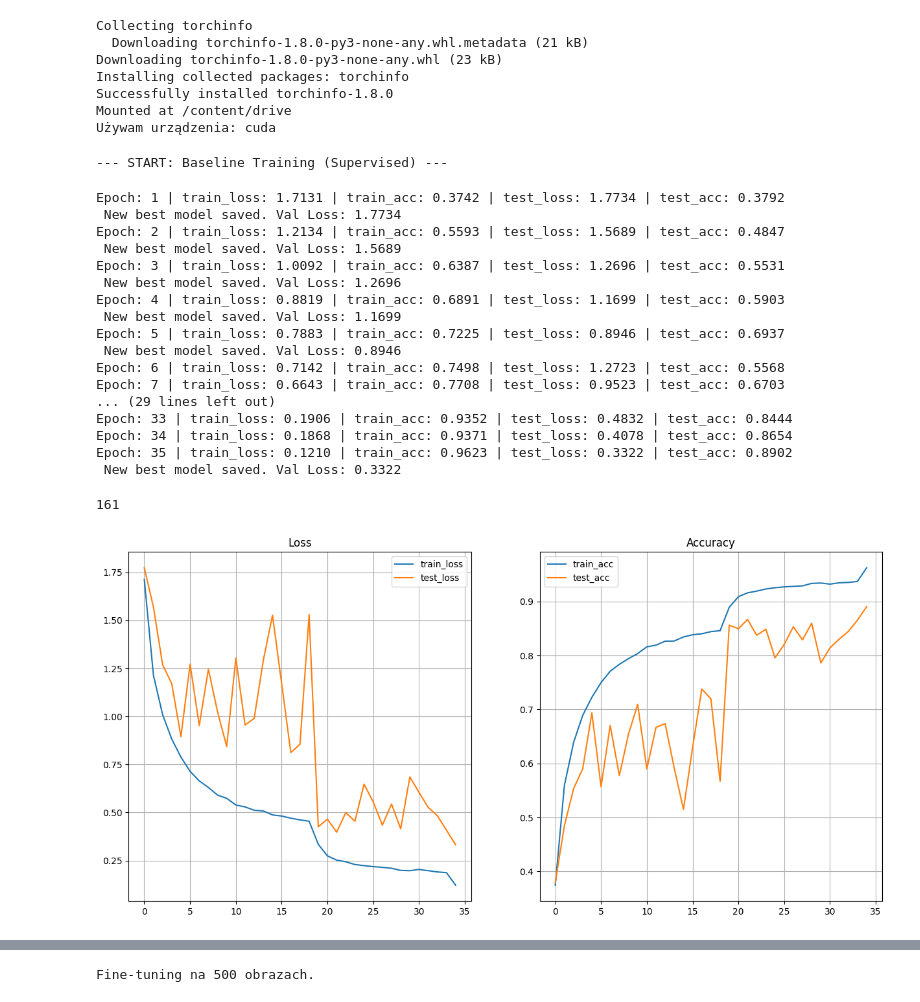
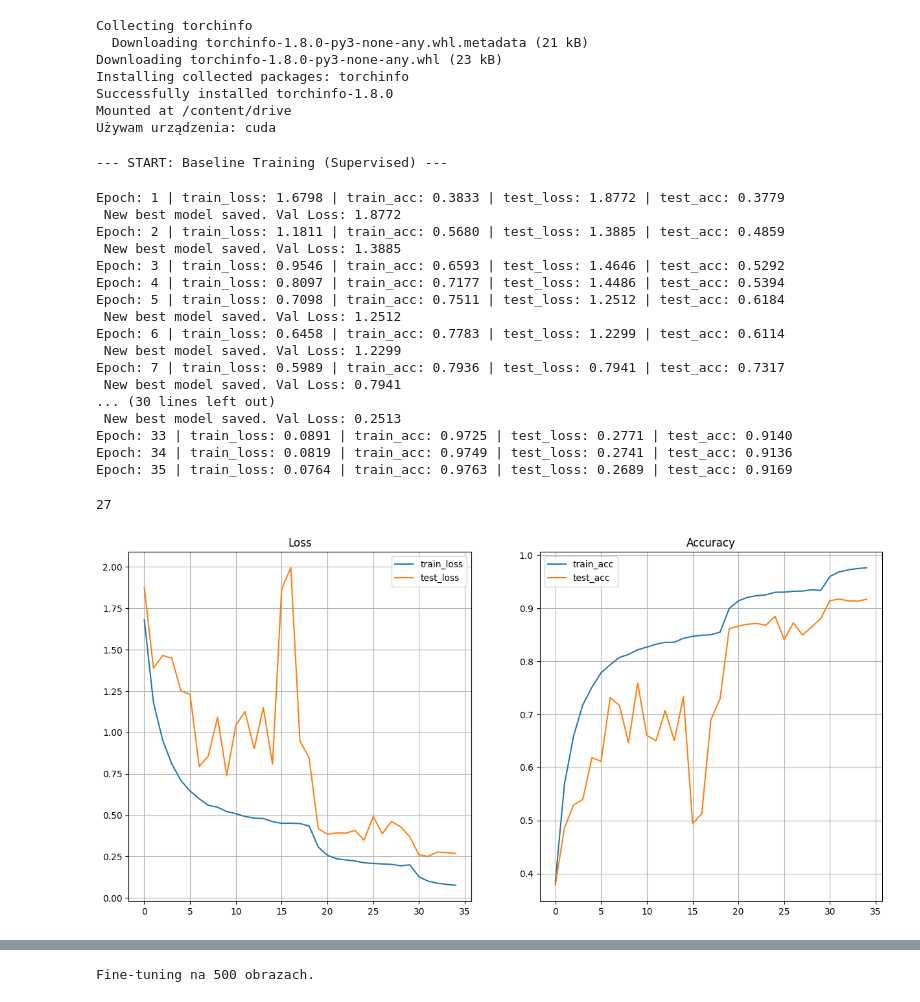
Before and after one commit to weronikadomczewska/Uczenie-Glebokie-P, a Jupyter notebook: last_step_resnet.ipynb, the cells around one changed output, grey strips where cells are left out. Cells and saved outputs as stored; diff of their text form; code cells hidden in the pictures.

```diff
--- a/last_step_resnet.ipynb
+++ b/last_step_resnet.ipynb
@@ -33,12 +33,21 @@ drive.mount('/content/drive')
 device = torch.device('cuda' if torch.cuda.is_available() else 'cpu')
 print(f"Używam urządzenia: {device}")
 
-SAVE_DIR = '/content/drive/MyDrive/model_base/third'
+SAVE_DIR = '/content/drive/MyDrive/model_base/fifth'
 os.makedirs(SAVE_DIR, exist_ok=True)
 #srednia i odchylenie standardowe wszystkich pikseli ze zbioru cifar, potrzebne do normalizacji
 CIFAR_MEAN = [0.4914, 0.4822, 0.4465]
 CIFAR_STD = [0.247, 0.243, 0.261]
 
+random.seed(42)
+np.random.seed(42)
+torch.manual_seed(42)
+if torch.cuda.is_available():
+    torch.cuda.manual_seed(42)
+    torch.cuda.manual_seed_all(42)
+    torch.backends.cudnn.deterministic = True
+    torch.backends.cudnn.benchmark = False
+
 NUM_WORKERS = os.cpu_count()
 BATCH_SIZE = 800
 # %% [output]
@@ -155,15 +164,11 @@ testset = torchvision.datasets.CIFAR10(
     root='/content/', train=False, download=True, transform=test_transform
 )
 
-train_ratio = 0.8
-train_size = int(train_ratio * len(full_dataset))
-val_size = len(full_dataset) - train_size
-trainset, valset = random_split(full_dataset, [train_size, val_size])
+trainset = full_dataset
 
 classes = full_dataset.classes
 
 train_dataloader = DataLoader(trainset, batch_size=BATCH_SIZE, num_workers=NUM_WORKERS, shuffle=True)
-val_dataloader = DataLoader(valset, batch_size=BATCH_SIZE, num_workers=NUM_WORKERS, shuffle=False)
 test_dataloader = DataLoader(testset, batch_size=BATCH_SIZE, num_workers=NUM_WORKERS, shuffle=False)
 # %%
 class BasicBlock(nn.Module):
@@ -226,50 +231,50 @@ del model_check
 # %%
 print("--- START: Baseline Training (Supervised) ---")
 
 baseline_model = ResNet18(num_classes=10).to(device)
 baseline_save_path = os.path.join(SAVE_DIR, 'resnet18_cifar10_baseline.pth')
 loss_fn = nn.CrossEntropyLoss()
 optimizer = torch.optim.Adam(baseline_model.parameters(), lr=0.001, weight_decay=35e-5)
 scheduler = torch.optim.lr_scheduler.ReduceLROnPlateau(optimizer, mode='min', factor=0.3, patience=3, threshold=0.09)
 
 baseline_results = train(
     model=baseline_model,
     train_dataloader=train_dataloader,
-    test_dataloader=val_dataloader,
+    test_dataloader=test_dataloader,
     optimizer=optimizer,
     scheduler=scheduler,
     grad_clip=0.0001,
     loss_fn=loss_fn,
     epochs=35,
     save_path=baseline_save_path
 )
 
 plot_loss_curves(baseline_results)
 
 del baseline_model, optimizer, scheduler, baseline_results
 torch.cuda.empty_cache()
 gc.collect()
 # %% [output]
 --- START: Baseline Training (Supervised) ---
-Epoch: 1 | train_loss: 1.7131 | train_acc: 0.3742 | test_loss: 1.7734 | test_acc: 0.3792
- New best model saved. Val Loss: 1.7734
-Epoch: 2 | train_loss: 1.2134 | train_acc: 0.5593 | test_loss: 1.5689 | test_acc: 0.4847
- New best model saved. Val Loss: 1.5689
-Epoch: 3 | train_loss: 1.0092 | train_acc: 0.6387 | test_loss: 1.2696 | test_acc: 0.5531
- New best model saved. Val Loss: 1.2696
-Epoch: 4 | train_loss: 0.8819 | train_acc: 0.6891 | test_loss: 1.1699 | test_acc: 0.5903
- New best model saved. Val Loss: 1.1699
-Epoch: 5 | train_loss: 0.7883 | train_acc: 0.7225 | test_loss: 0.8946 | test_acc: 0.6937
- New best model saved. Val Loss: 0.8946
-Epoch: 6 | train_loss: 0.7142 | train_acc: 0.7498 | test_loss: 1.2723 | test_acc: 0.5568
-Epoch: 7 | train_loss: 0.6643 | train_acc: 0.7708 | test_loss: 0.9523 | test_acc: 0.6703
-... (29 lines left out)
-Epoch: 33 | train_loss: 0.1906 | train_acc: 0.9352 | test_loss: 0.4832 | test_acc: 0.8444
-Epoch: 34 | train_loss: 0.1868 | train_acc: 0.9371 | test_loss: 0.4078 | test_acc: 0.8654
-Epoch: 35 | train_loss: 0.1210 | train_acc: 0.9623 | test_loss: 0.3322 | test_acc: 0.8902
- New best model saved. Val Loss: 0.3322
+Epoch: 1 | train_loss: 1.6798 | train_acc: 0.3833 | test_loss: 1.8772 | test_acc: 0.3779
+ New best model saved. Val Loss: 1.8772
+Epoch: 2 | train_loss: 1.1811 | train_acc: 0.5680 | test_loss: 1.3885 | test_acc: 0.4859
+ New best model saved. Val Loss: 1.3885
+Epoch: 3 | train_loss: 0.9546 | train_acc: 0.6593 | test_loss: 1.4646 | test_acc: 0.5292
+Epoch: 4 | train_loss: 0.8097 | train_acc: 0.7177 | test_loss: 1.4486 | test_acc: 0.5394
+Epoch: 5 | train_loss: 0.7098 | train_acc: 0.7511 | test_loss: 1.2512 | test_acc: 0.6184
+ New best model saved. Val Loss: 1.2512
+Epoch: 6 | train_loss: 0.6458 | train_acc: 0.7783 | test_loss: 1.2299 | test_acc: 0.6114
+ New best model saved. Val Loss: 1.2299
+Epoch: 7 | train_loss: 0.5989 | train_acc: 0.7936 | test_loss: 0.7941 | test_acc: 0.7317
+ New best model saved. Val Loss: 0.7941
+... (30 lines left out)
+ New best model saved. Val Loss: 0.2513
+Epoch: 33 | train_loss: 0.0891 | train_acc: 0.9725 | test_loss: 0.2771 | test_acc: 0.9140
+Epoch: 34 | train_loss: 0.0819 | train_acc: 0.9749 | test_loss: 0.2741 | test_acc: 0.9136
+Epoch: 35 | train_loss: 0.0764 | train_acc: 0.9763 | test_loss: 0.2689 | test_acc: 0.9169
-161
+27
-[figure, old version]
+[figure, new version]
 # %%
 class ContrastiveTransformations:
     def __init__(self, base_transforms):
```
Also changed, not shown: parts of 3 cells of this notebook.
